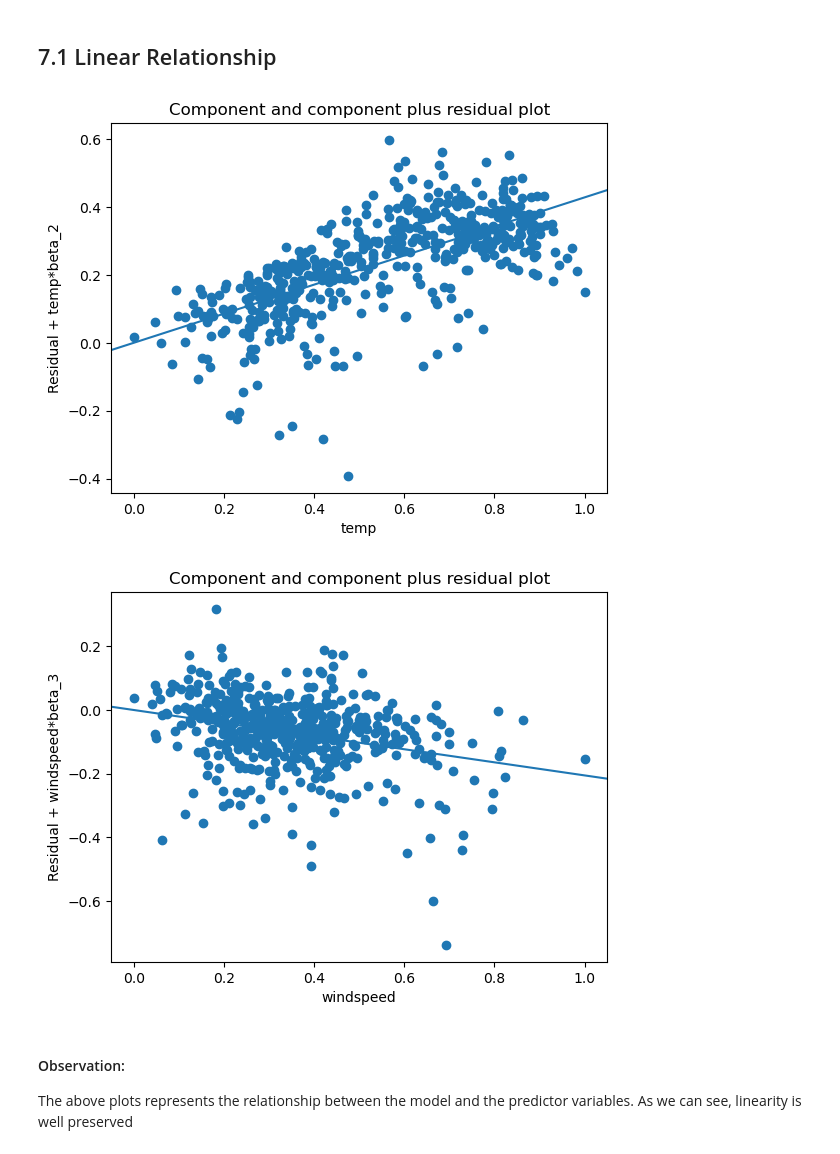
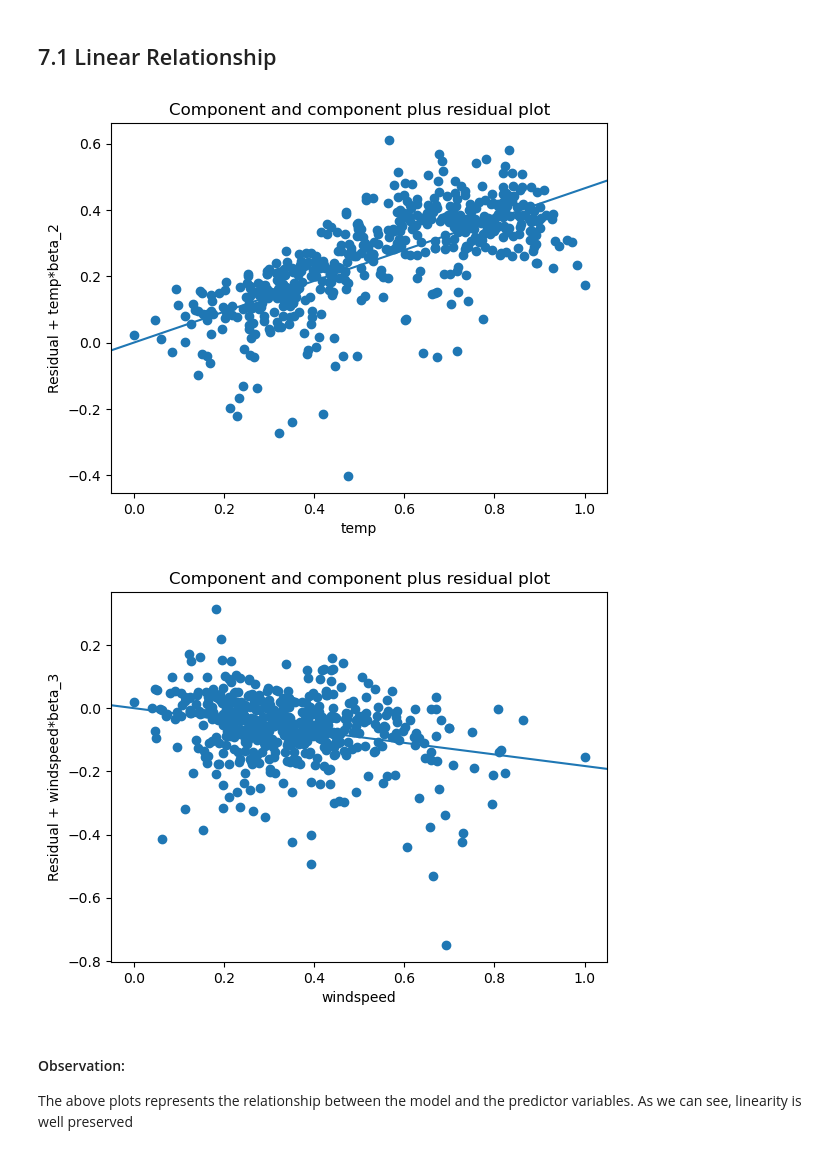
Before and after one commit to anwarshaikh042/Bike_Sharing_Assignment, a Jupyter notebook: Bike_Sharing_Assignment_Anwar_Shaikh.ipynb, the cells around one changed output. Saved outputs shown, nothing was run; the diff lists cells and outputs as text; code cells hidden in the pictures.

```diff
--- a/Bike_Sharing_Assignment_Anwar_Shaikh.ipynb
+++ b/Bike_Sharing_Assignment_Anwar_Shaikh.ipynb
@@ -1117,9 +1097,0 @@ calculateVIF(X_train_new)
-# %%
-# Add a constant
-X_train_lm8 = sm.add_constant(X_train_new)
-
-# Create a first fitted model
-lr8 = sm.OLS(y_train, X_train_lm8).fit()
-
-# Print a summary of the linear regression model obtained
-lr8.summary()
@@ -1170,9 +1097,0 @@ calculateVIF(X_train_new)
-# %%
-# Add a constant
-X_train_lm9 = sm.add_constant(X_train_new)
-
-# Create a first fitted model
-lr9 = sm.OLS(y_train, X_train_lm9).fit()
-
-# Print a summary of the linear regression model obtained
-lr9.summary()
@@ -1221,9 +1097,0 @@ calculateVIF(X_train_new)
-# %%
-# Add a constant
-X_train_lm10 = sm.add_constant(X_train_new)
-
-# Create a first fitted model
-lr10 = sm.OLS(y_train, X_train_lm10).fit()
-
-# Print a summary of the linear regression model obtained
-lr10.summary()
@@ -1310,15 +1159,15 @@ Validating the assumption of Linear Regression Model :
 # %% [markdown]
 ## 7.1 Linear Relationship
 # %%
-sm.graphics.plot_ccpr(lr10, 'temp')
+sm.graphics.plot_ccpr(lr7, 'temp')
 plt.show()
 # %% [output]
-[figure, old version]
+[figure, new version]
 # %%
-sm.graphics.plot_ccpr(lr10, 'windspeed')
+sm.graphics.plot_ccpr(lr7, 'windspeed')
 plt.show()
 # %% [output]
-[figure, old version]
+[figure, new version]
 # %% [markdown]
 #### Observation:
 
```
Also changed, not shown: parts of 37 cells of this notebook.
